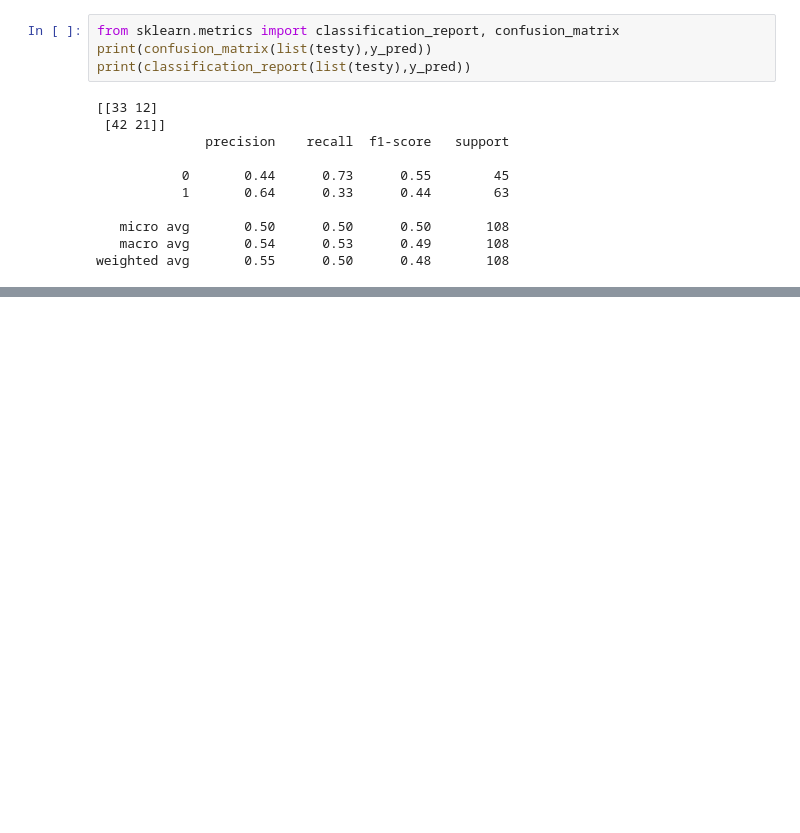
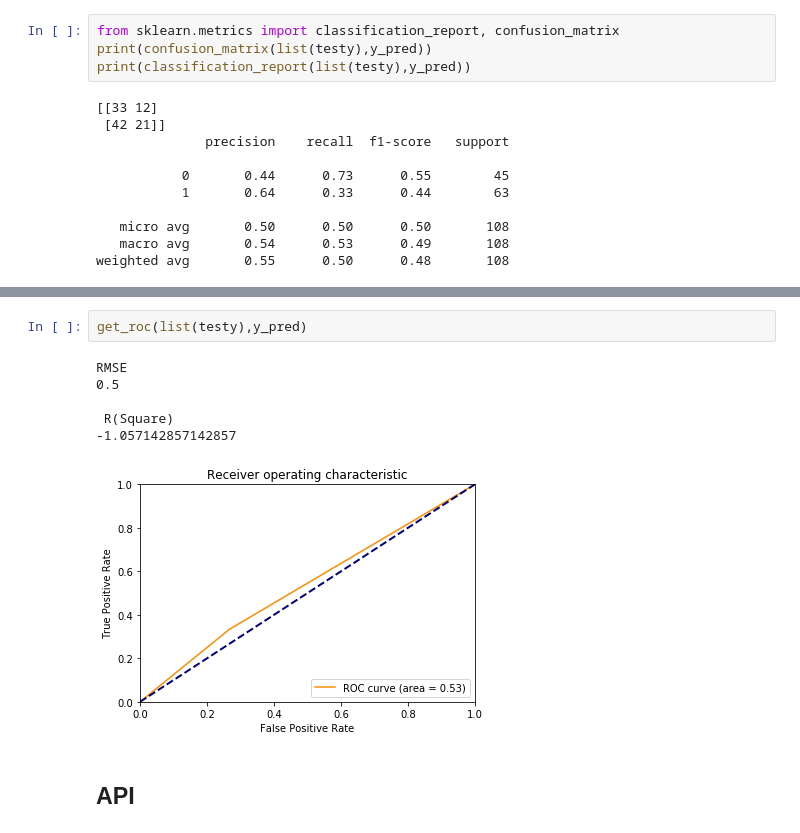
Before and after one commit to Ankitj03/PatentClassifier, a Jupyter notebook: Similardoc.ipynb, the cells around one changed output, grey strips where cells are left out. Drawn from its saved outputs; the diff is of its cells as text; blank space fills up the shorter version.

```diff
--- a/Similardoc.ipynb
+++ b/Similardoc.ipynb
@@ -323,0 +330,11 @@ weighted avg       0.55      0.50      0.48       108
+# %%
+get_roc(list(testy),y_pred)
+# %% [output]
+RMSE
+0.5
+
+ R(Square)
+-1.057142857142857
+[figure, added]
+# %% [markdown]
+## API
```
Also changed, not shown: parts of 4 cells of this notebook.
